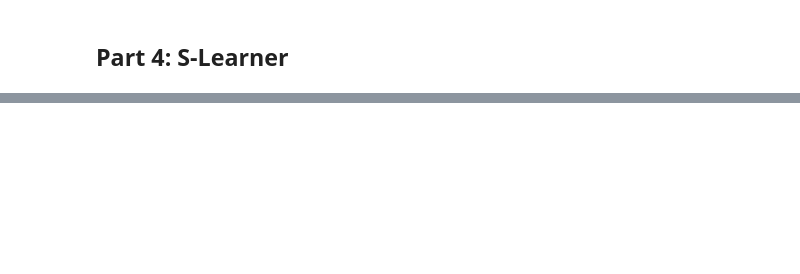
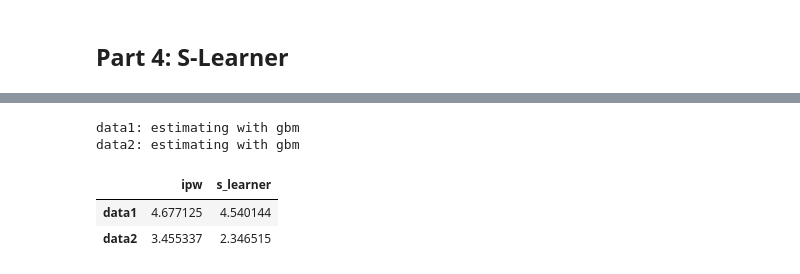
Before and after one commit to avivrosenberg/causal-inference-hw, a Jupyter notebook: hw3/hw3.ipynb, the cells around one changed output, grey strips where cells are left out. Cells and saved outputs as stored; diff of their text form; code cells hidden in the pictures; blank space fills up the shorter version.

Commit message:
hw3: completed s-learner

```diff
--- a/hw3/hw3.ipynb
+++ b/hw3/hw3.ipynb
@@ -373,0 +405,23 @@ data2   model=mlp       best_params={'model__activation': 'relu', 'model__alpha'
+# %%
+# Estimate ATT with S-Learner, using best fitted model for each dataset.
+df_att_results['s_learner'] = float('nan')
+
+for i, df in enumerate(dataframes):
+    # Get data
+    X, y, t = get_training_data(df)
+    prop = df_prop_lr[dataset_names[i]].to_numpy()
+
+    model_name = df_cv_slearner.loc[dataset_names[i], 'test'].astype(float).idxmax()
+    model = df_cv_slearner.loc[(dataset_names[i], model_name), 'cv_model']
+    print(f'{dataset_names[i]}: estimating with {model_name}')
+
+    est_att = att.s_learner(model, X, y, t, propensity=prop, interaction=True)
+    df_att_results['s_learner'][i] = est_att
+
+df_att_results
+# %% [output]
+data1: estimating with gbm
+data2: estimating with gbm
+|  | ipw | s_learner |
+| data1 | 4.677125 | 4.540144 |
+| data2 | 3.455337 | 2.346515 |
```
Also changed, not shown: parts of 13 cells of this notebook, 2 other files.
